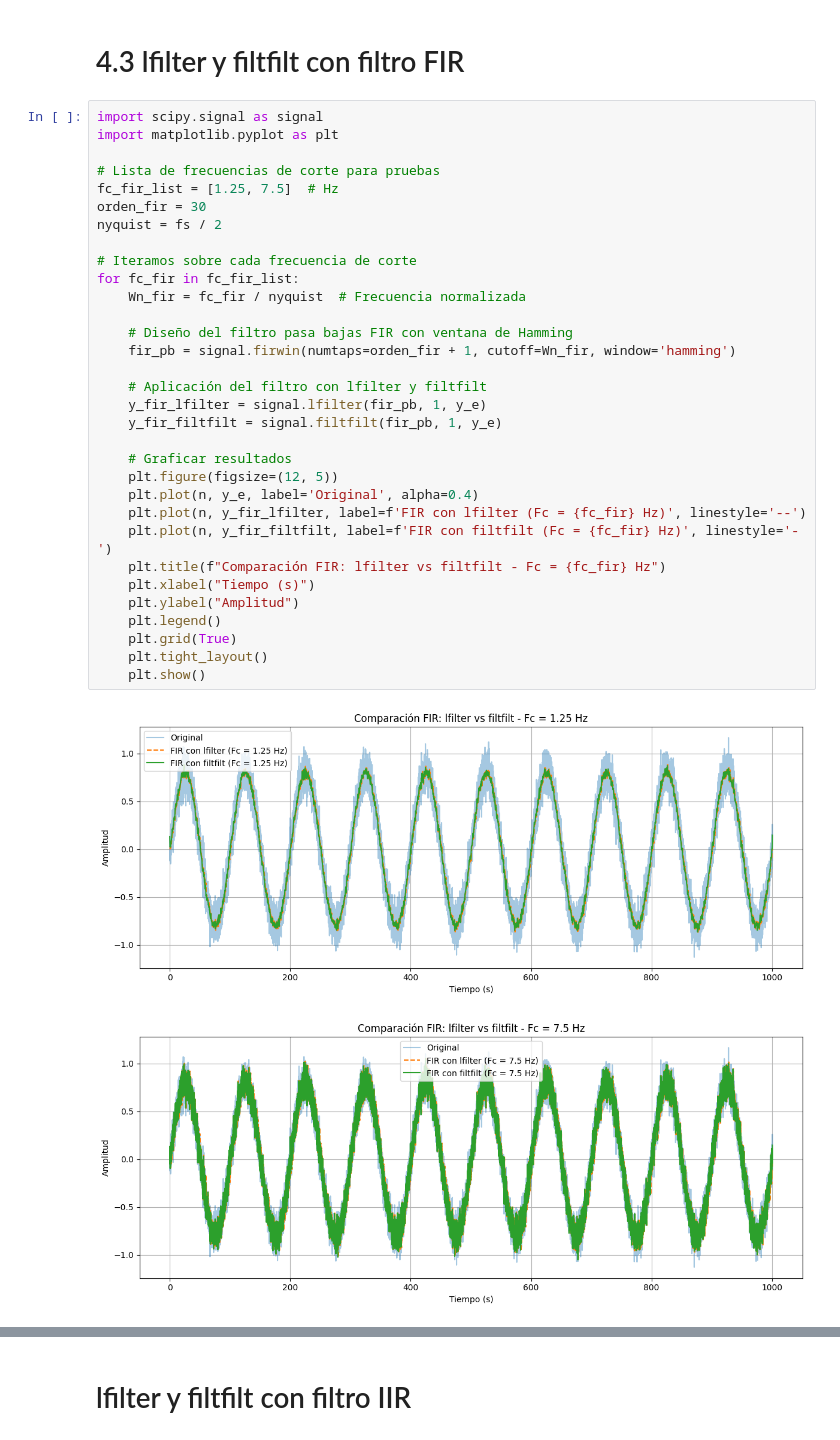
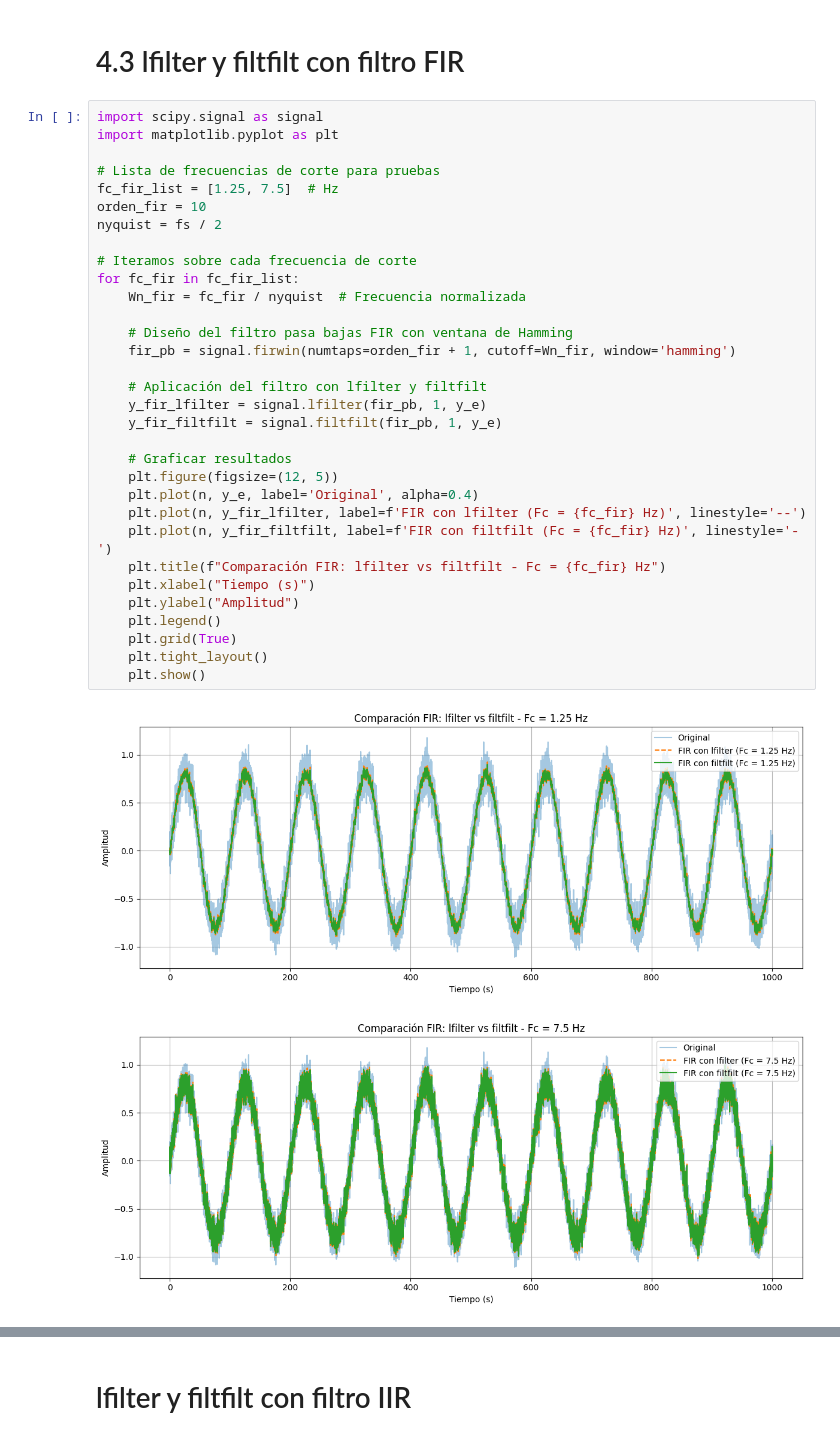
Before and after one commit to LisethTiria/Biosenales-2025-1, a Jupyter notebook: Practica6/FiltrosDigitales.ipynb, the cells around one changed output, grey strips where cells are left out. Saved outputs shown, nothing was run; the diff lists cells and outputs as text.

```diff
--- a/Practica6/FiltrosDigitales.ipynb
+++ b/Practica6/FiltrosDigitales.ipynb
@@ -306,33 +306,33 @@ import scipy.signal as signal
 import matplotlib.pyplot as plt
 
 # Lista de frecuencias de corte para pruebas
 fc_fir_list = [1.25, 7.5]  # Hz
-orden_fir = 30
+orden_fir = 10
 nyquist = fs / 2
 
 # Iteramos sobre cada frecuencia de corte
 for fc_fir in fc_fir_list:
     Wn_fir = fc_fir / nyquist  # Frecuencia normalizada
 
     # Diseño del filtro pasa bajas FIR con ventana de Hamming
     fir_pb = signal.firwin(numtaps=orden_fir + 1, cutoff=Wn_fir, window='hamming')
 
     # Aplicación del filtro con lfilter y filtfilt
     y_fir_lfilter = signal.lfilter(fir_pb, 1, y_e)
     y_fir_filtfilt = signal.filtfilt(fir_pb, 1, y_e)
 
     # Graficar resultados
     plt.figure(figsize=(12, 5))
     plt.plot(n, y_e, label='Original', alpha=0.4)
     plt.plot(n, y_fir_lfilter, label=f'FIR con lfilter (Fc = {fc_fir} Hz)', linestyle='--')
     plt.plot(n, y_fir_filtfilt, label=f'FIR con filtfilt (Fc = {fc_fir} Hz)', linestyle='-')
     plt.title(f"Comparación FIR: lfilter vs filtfilt - Fc = {fc_fir} Hz")
     plt.xlabel("Tiempo (s)")
     plt.ylabel("Amplitud")
     plt.legend()
     plt.grid(True)
     plt.tight_layout()
     plt.show()
 # %% [output]
-[figure, old version]
+[figure, new version]
-[figure, old version]
+[figure, new version]
```
Also changed, not shown: parts of 6 cells of this notebook.
